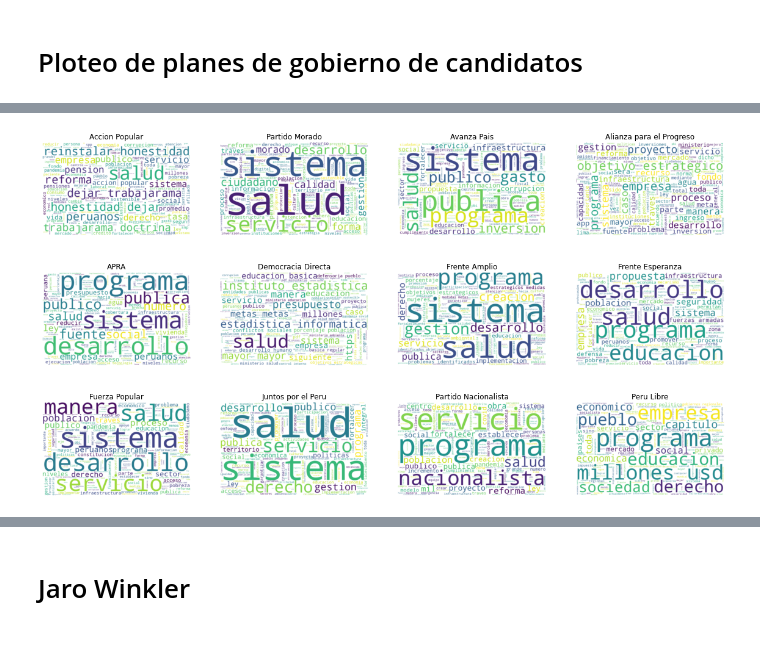
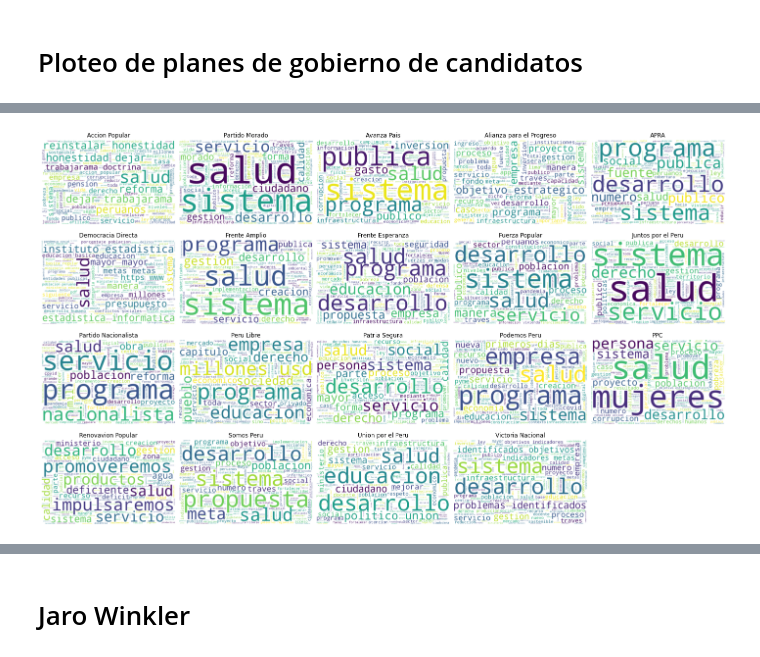
Before and after one commit to Honorio-apz/gobierno, a Jupyter notebook: PlanesdeGobierno0.2.ipynb, the cells around one changed output, grey strips where cells are left out. Drawn from its saved outputs; the diff is of its cells as text; code cells hidden in the pictures.

Commit message:
Visualization Data

```diff
--- a/PlanesdeGobierno0.2.ipynb
+++ b/PlanesdeGobierno0.2.ipynb
@@ -260,9 +282,10 @@ NombreP=['Accion Popular','Partido Morado','Avanza Pais','Alianza para el Progre
 # %% [markdown]
 # Ploteo de planes de gobierno de candidatos
 # %%
-def ploteo(Text_P,i,NombreP):
+def ploteo(Text_P,i,NombreP, gs, index):
     original_wc = cloud = WordCloud(width = 812, height = 512, background_color='white', stopwords=STOPWORDS).generate(Text_P)
-    fig.add_subplot(4, 4, i + 1)
+#     fig.add_subplot(4, 4, i + 1)
+    plt.subplot(gs[index])
     plt.imshow(original_wc, interpolation='bilinear', alpha=1)
     plt.axis("off")
     plt.title(NombreP)
@@ -268,0 +374,13 @@ def ploteo(Text_P,i,NombreP):
+# %%
+sizes_corpus = []
+for i in Corpus:
+    sizes_corpus.append(len(i[0]))
+print(sizes_corpus)
+
+norm_freq = []
+idx = 0
+for f in sizes:
+#     print(sizes[int(idx)])
+    norm_freq.append( np.array(f) / sizes_corpus[idx] )
+    idx += 1
+print(norm_freq)
@@ -269,26 +425,40 @@ def ploteo(Text_P,i,NombreP):
 # %%
-import wikipedia
+# import wikipedia
 from wordcloud import WordCloud, STOPWORDS
 import matplotlib.pyplot as plt
-fig = plt.figure(num=12, figsize=(20, 15))
+
+import matplotlib.gridspec as gridspec
+
+gs1 = gridspec.GridSpec(4, 5)
+gs1.update(wspace=0.025, hspace=0.0)
+
+fig = plt.figure(num=12, figsize=(25, 15))
 c=0
-for i, sentiment in enumerate(['Primera fila','Suegunda fila','tercera fila']):
+idx = -1
+for i in range(4):
     if i == 1: i = 4
     elif i == 2: i = 8
     #Text = " ".join([str(k) for k in Corpus[4]])
     Text_P=" ".join([str(k) for k in Corpus[c]])
-    PLT=ploteo(Text_P,i+0,NombreP=NombreP[c])
+    PLT=ploteo(Text_P,i+0,NombreP=NombreP[c], gs=gs1, index=idx+1 )
 
     Text_P=" ".join([str(k) for k in Corpus[c+1]])
-    PLT=ploteo(Text_P,i+1,NombreP=NombreP[c+1])
+    PLT=ploteo(Text_P,i+1,NombreP=NombreP[c+1], gs=gs1, index=idx+2 )
 
     Text_P=" ".join([str(k) for k in Corpus[c+2]])
-    PLT=ploteo(Text_P,i+2,NombreP=NombreP[c+2])
+    PLT=ploteo(Text_P,i+2,NombreP=NombreP[c+2], gs=gs1, index=idx+3 )
 
     Text_P=" ".join([str(k) for k in Corpus[c+3]])
-    PLT=ploteo(Text_P,i+3,NombreP=NombreP[c+3])
+    PLT=ploteo(Text_P,i+3,NombreP=NombreP[c+3], gs=gs1, index=idx+4 )
 
-    c=c+4
+    if idx+5 != 19:
+        Text_P=" ".join([str(k) for k in Corpus[c+4]])
+        PLT=ploteo(Text_P,i+4,NombreP=NombreP[c+4], gs=gs1, index=idx+5 )
+
+    c=c+5
+    idx += 5
 plt.show()
+
+fig.savefig('cw_planes.pdf', bbox_inches = 'tight', pad_inches = 0)
 # %% [output]
-[figure, old version]
+[figure, new version]
```
Also changed, not shown: parts of 25 cells of this notebook.
